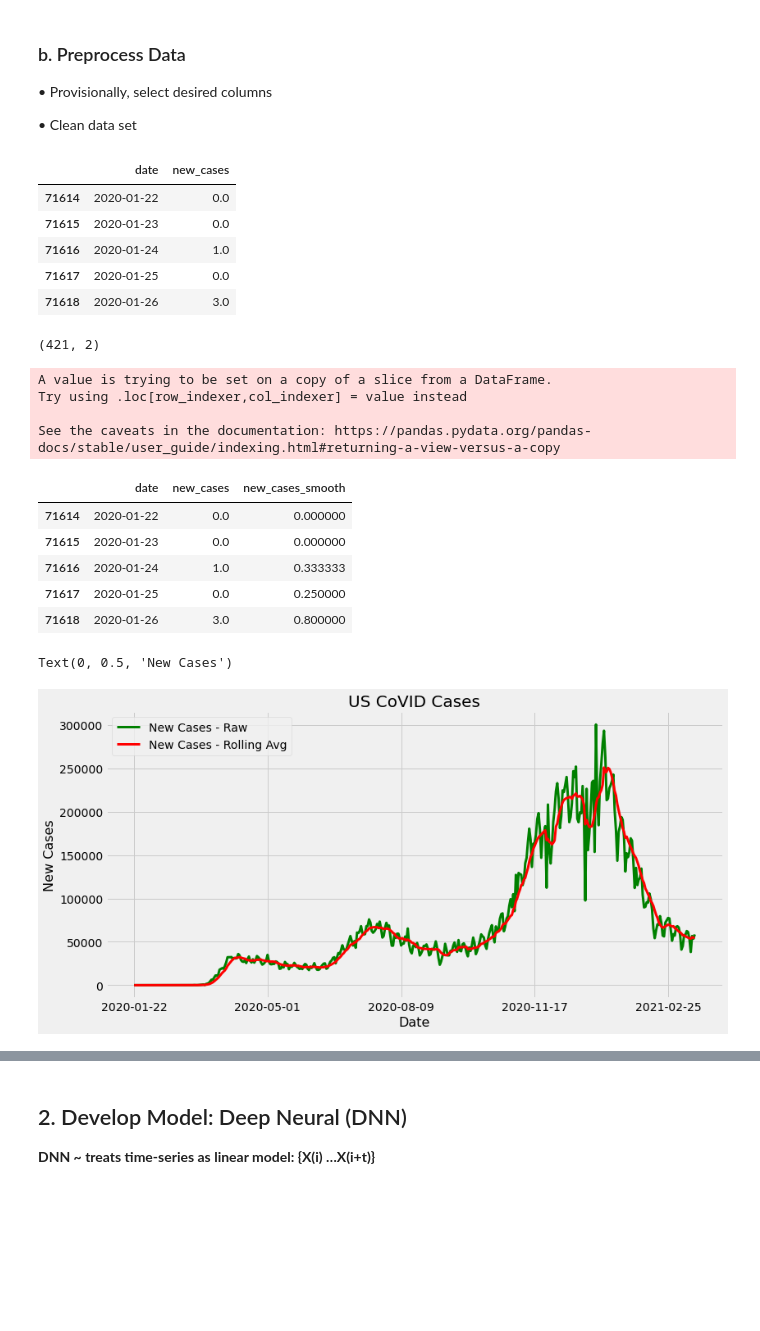
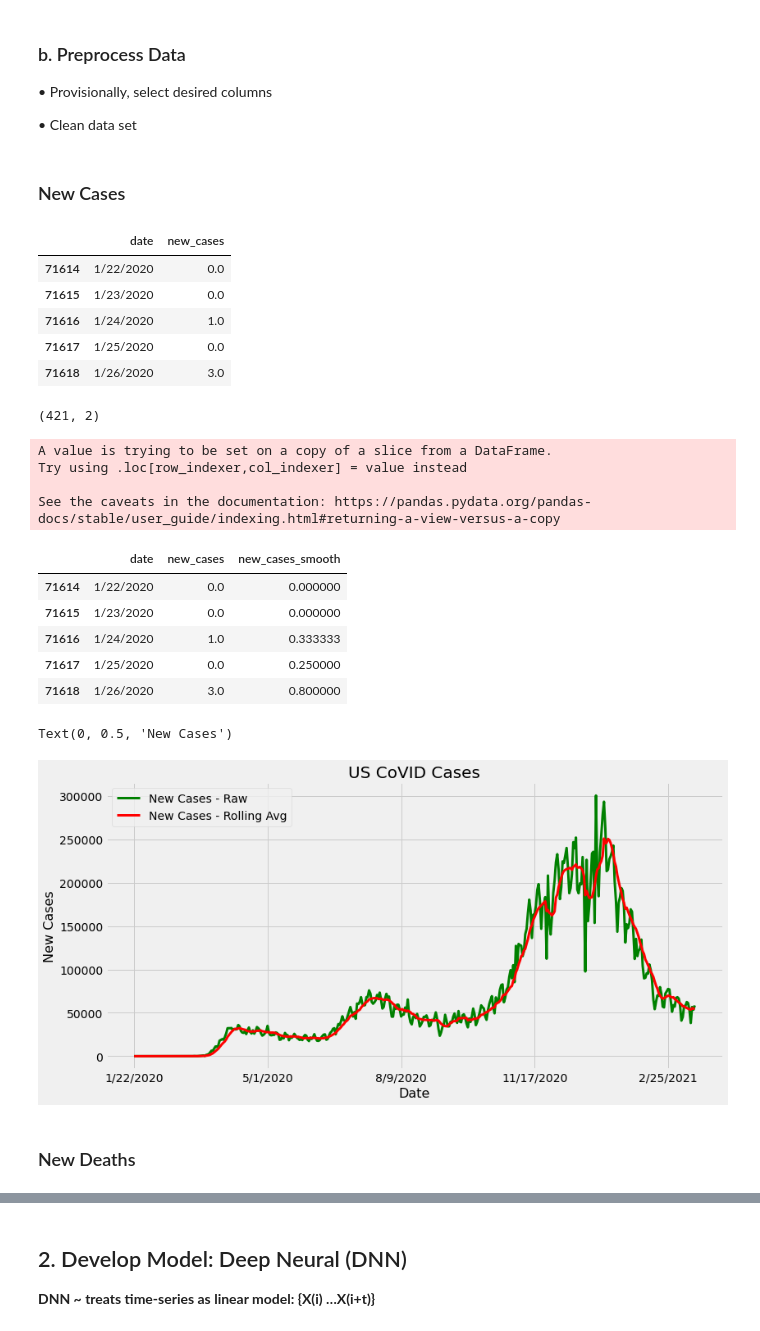
Before and after one commit to luke-c-newell/Final_Project, a Jupyter notebook: ML_Models/Deep_Learning_Recipe.ipynb, the cells around one changed output, grey strips where cells are left out. Drawn from its saved outputs; the diff is of its cells as text; code cells hidden in the pictures; blank space fills up the shorter version.

```diff
--- a/ML_Models/Deep_Learning_Recipe.ipynb
+++ b/ML_Models/Deep_Learning_Recipe.ipynb
@@ -50,7 +39,7 @@ dbConnection = engine.connect();
 
 # Read data from PostgreSQL database table and load into a DataFrame instance
 
-usa_covid_sql_df = pd.read_sql("select * from \"usa_covid\"", dbConnection)
+covid_data_final_df = pd.read_sql("select * from \"covid_data_final\"", dbConnection)
 
 pd.set_option('display.expand_frame_repr', False)
 
@@ -60,15 +49,17 @@ pd.set_option('display.expand_frame_repr', False)
 dbConnection.close();
 
 # Proof of Connection:
-usa_covid_sql_df.head()
+covid_data_final_df.head()
+
+
 
 # _______________________________________
 
 # From CSV.....
 
 
-# Import Dataset
-covid_data_raw_df = pd.read_csv('owid-covid-data.csv')
+# # Import Dataset
+# covid_data_raw_df = pd.read_csv('owid-covid-data.csv')
 
-covid_data_raw_df.head()
+# covid_data_raw_df.head()
 # %% [output]
@@ -85,27 +76,26 @@ covid_data_raw_df.head()
 •	Provisionally, select desired columns
 
 •	Clean data set
+# %% [markdown]
+### New Cases
 # %%
 # For proof-of-concept, focus on 1 country
-covid_data_poc_df = covid_data_raw_df[covid_data_raw_df["location"] == "United States"]
+covid_data_poc_df = covid_data_final_df[covid_data_final_df["location"] == "United States"]
 
 
 # Convert NAN to 0
 covid_data_poc_df = covid_data_poc_df.fillna(0)
 
 
 covid_data_new_cases_df = covid_data_poc_df[['date', 'new_cases']]
-# covid_data_new_cases_df = covid_data_new_cases_df.set_index('date')
-# !!!!!!!!!!!!!!!!!!!index!!!!!!!!!!!!!!!
-
 covid_data_new_cases_df.head()
 # %% [output]
 |  | date | new_cases |
-| 71614 | 2020-01-22 | 0.0 |
-| 71615 | 2020-01-23 | 0.0 |
-| 71616 | 2020-01-24 | 1.0 |
-| 71617 | 2020-01-25 | 0.0 |
-| 71618 | 2020-01-26 | 3.0 |
+| 71614 | 1/22/2020 | 0.0 |
+| 71615 | 1/23/2020 | 0.0 |
+| 71616 | 1/24/2020 | 1.0 |
+| 71617 | 1/25/2020 | 0.0 |
+| 71618 | 1/26/2020 | 3.0 |
 # %%
 covid_data_new_cases_df.shape
 # %% [output]
@@ -114,17 +104,14 @@ covid_data_new_cases_df.shape
 # Smooth Data with Rolling_Average
 covid_data_new_cases_df['new_cases_smooth'] = covid_data_new_cases_df['new_cases'].rolling(7, min_periods=1).mean()
 covid_data_new_cases_df.head()
-
-# *****************fix above**************
-# *****************Try using .loc[row_indexer,col_indexer] = value instead
 # %% [output]
 A value is trying to be set on a copy of a slice from a DataFrame.
 Try using .loc[row_indexer,col_indexer] = value instead
 
 See the caveats in the documentation: https://pandas.pydata.org/pandas-docs/stable/user_guide/indexing.html#returning-a-view-versus-a-copy
 |  | date | new_cases | new_cases_smooth |
-| 71614 | 2020-01-22 | 0.0 | 0.000000 |
-| 71615 | 2020-01-23 | 0.0 | 0.000000 |
-| 71616 | 2020-01-24 | 1.0 | 0.333333 |
-| 71617 | 2020-01-25 | 0.0 | 0.250000 |
-| 71618 | 2020-01-26 | 3.0 | 0.800000 |
+| 71614 | 1/22/2020 | 0.0 | 0.000000 |
+| 71615 | 1/23/2020 | 0.0 | 0.000000 |
+| 71616 | 1/24/2020 | 1.0 | 0.333333 |
+| 71617 | 1/25/2020 | 0.0 | 0.250000 |
+| 71618 | 1/26/2020 | 3.0 | 0.800000 |
@@ -149,4 +139,6 @@ plt.xlabel('Date', fontsize=16)
 plt.ylabel('New Cases', fontsize=16)
 # %% [output]
 Text(0, 0.5, 'New Cases')
-[figure, old version]
+[figure, new version]
+# %% [markdown]
+### New Deaths
```
Also changed, not shown: parts of 59 cells of this notebook, 2 other files.
